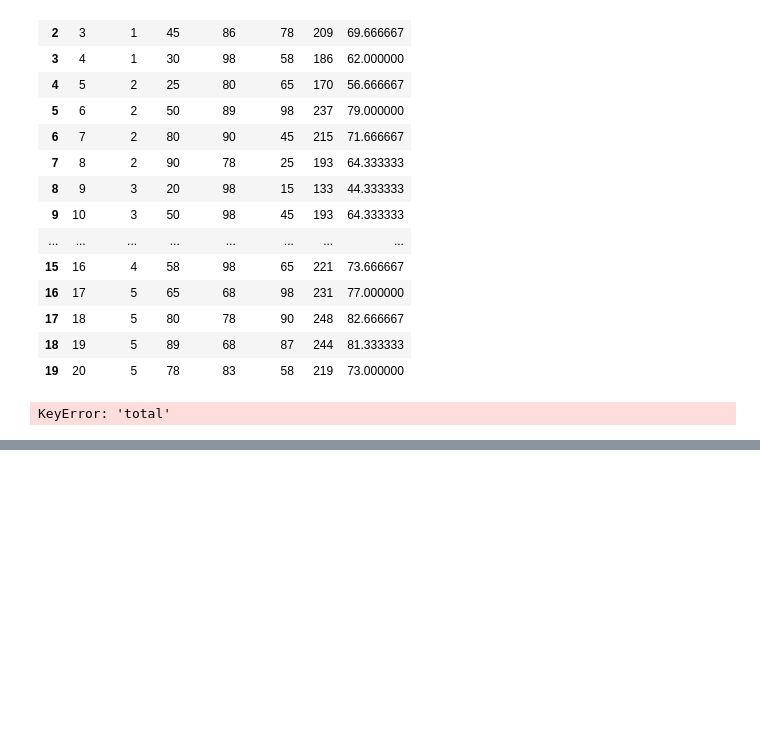
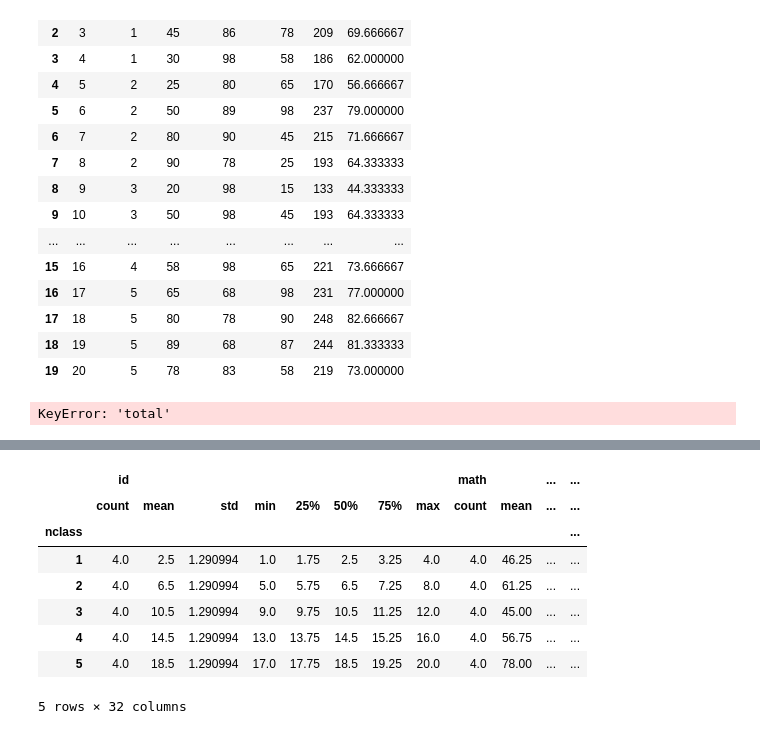
Before and after one commit to jungwoonAn/dataAnalysis, a Jupyter notebook: 04. Do It! 쉽게 배우는 파이썬 데이터 분석/exercise.ipynb, the cells around one changed output, grey strips where cells are left out. Saved outputs shown, nothing was run; the diff lists cells and outputs as text; code cells hidden in the pictures; blank space fills up the shorter version.

```diff
--- a/04. Do It! 쉽게 배우는 파이썬 데이터 분석/exercise.ipynb
+++ b/04. Do It! 쉽게 배우는 파이썬 데이터 분석/exercise.ipynb
@@ -1683,0 +1751,3 @@ KeyError: 'total'
+# %%
+exam = pd.read_csv('./Data/exam.csv')
+exam.head()
@@ -1683,0 +1814,13 @@ KeyError: 'total'
+# %%
+# 모든 변수의 요약 통계량 한 번에 구하기
+exam.groupby('nclass').describe()
+# %% [output]
+|  | id |  |  |  |  |  |  |  | math |  | ... | ... |
+|  | count | mean | std | min | 25% | 50% | 75% | max | count | mean | ... | ... |
+| nclass |  |  |  |  |  |  |  |  |  |  |  | ... |
+| 1 | 4.0 | 2.5 | 1.290994 | 1.0 | 1.75 | 2.5 | 3.25 | 4.0 | 4.0 | 46.25 | ... | ... |
+| 2 | 4.0 | 6.5 | 1.290994 | 5.0 | 5.75 | 6.5 | 7.25 | 8.0 | 4.0 | 61.25 | ... | ... |
+| 3 | 4.0 | 10.5 | 1.290994 | 9.0 | 9.75 | 10.5 | 11.25 | 12.0 | 4.0 | 45.00 | ... | ... |
+| 4 | 4.0 | 14.5 | 1.290994 | 13.0 | 13.75 | 14.5 | 15.25 | 16.0 | 4.0 | 56.75 | ... | ... |
+| 5 | 4.0 | 18.5 | 1.290994 | 17.0 | 17.75 | 18.5 | 19.25 | 20.0 | 4.0 | 78.00 | ... | ... |
+5 rows × 32 columns
```
Also changed, not shown: parts of 16 cells of this notebook.
